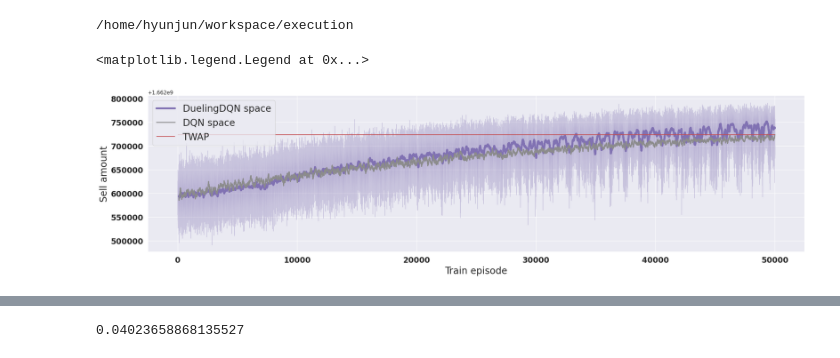
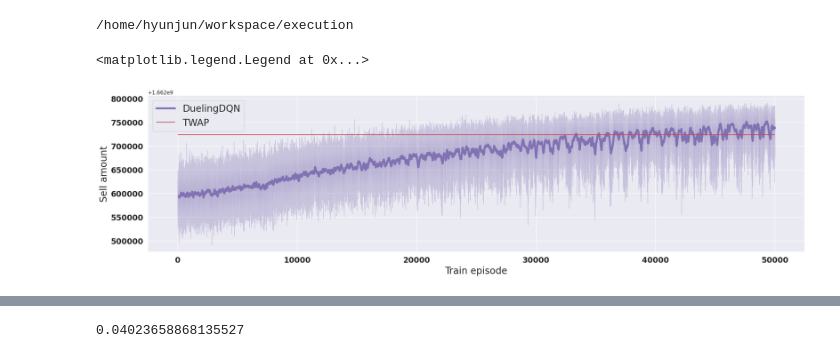
Before and after one commit to Yang-Hyun-Jun/Implementation-RLexecution, a Jupyter notebook: notebooks/experiment.ipynb, the cells around one changed output, grey strips where cells are left out. Drawn from its saved outputs; the diff is of its cells as text; code cells hidden in the pictures.

```diff
--- a/notebooks/experiment.ipynb
+++ b/notebooks/experiment.ipynb
@@ -30,27 +30,26 @@ sell_moneys_dqn_10 = data2(2)['sell_money'].rolling(100).mean().values.reshape(-
 # %%
 linewidth = 4.0
 beta = 0.5
 
 sns.set(style='darkgrid')
 plt.figure(figsize=(25, 6))
 plt.rc('legend', fontsize=20)
 
 plt.xlabel('Train episode', fontsize=20)
 plt.ylabel('Sell amount',fontsize=20)
 
 plt.xticks(weight='bold', fontsize=16.5)
 plt.yticks(weight='bold', fontsize=16.5)
 
 plt.plot(sell_moneys_ma_mean, color="C4", linewidth=linewidth, label='DuelingDQN')
-plt.plot(sell_moneys_dqn, color="C7", linewidth=2.0, label='DQN')
 
 plt.fill_between(x=np.arange(sell_moneys_ma_mean.shape[0]),
                 y1=sell_moneys_mean + beta*sell_moneys_std,
                 y2=sell_moneys_mean - beta*sell_moneys_std,
                 alpha=0.3, color="C4")
 
 plt.hlines(y=1662723694.4188201, color='C3', xmin=0, xmax=50000, label='TWAP')
 plt.legend()
 # %% [output]
 <matplotlib.legend.Legend at 0x...>
-[figure, old version]
+[figure, new version]
```
Also changed, not shown: parts of 1 cell of this notebook, 6 other files.
